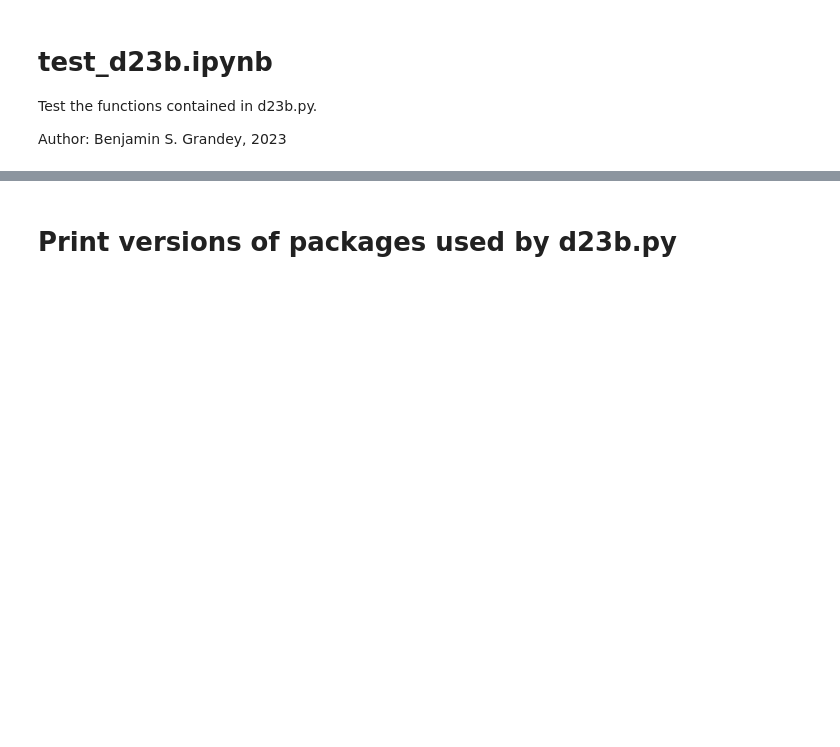
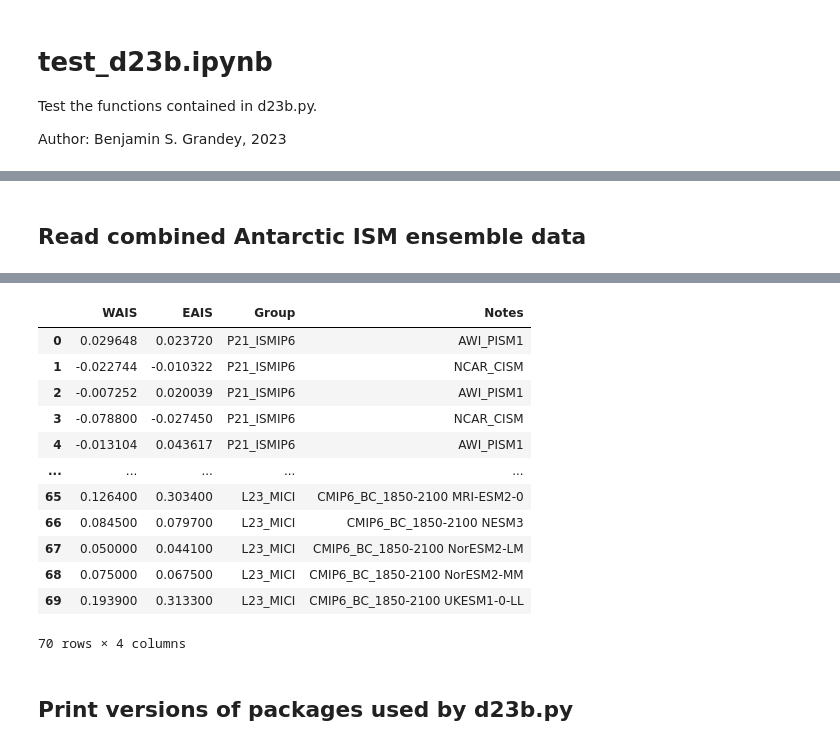
Before and after one commit to grandey/d23b-ice-dependence, a Jupyter notebook: test_d23b.ipynb, the cells around one changed output, grey strips where cells are left out. Saved outputs shown, nothing was run; the diff lists cells and outputs as text; code cells hidden in the pictures; blank space fills up the shorter version.

Commit message:
d23b.py: - read_sea_level_qf(): remove redundant .expanduser(). - read_p21_l23_ism_data(): Read combined Antarctic ISM ensemble data from Payne et al. (2021) and Li et al. (2023).

```diff
--- a/test_d23b.ipynb
+++ b/test_d23b.ipynb
@@ -42,2 +42,9 @@ Wall time: 1.05 s
 array([0.02746721, 0.04167583, 0.29432265, ..., 0.03945476, 0.27346924,
        0.02800738])
+# %% [markdown]
+## Read combined Antarctic ISM ensemble data
+# %%
+%%time
+p21_l23_df = d23b.read_p21_l23_ism_data(ref_year=2015, target_year=2100)
+p21_l23_df
+# %% [output]
@@ -44,5 +53,18 @@ array([0.02746721, 0.04167583, 0.29432265, ..., 0.03945476, 0.27346924,
+|  | WAIS | EAIS | Group | Notes |
+| 0 | 0.029648 | 0.023720 | P21_ISMIP6 | AWI_PISM1 |
+| 1 | -0.022744 | -0.010322 | P21_ISMIP6 | NCAR_CISM |
+| 2 | -0.007252 | 0.020039 | P21_ISMIP6 | AWI_PISM1 |
+| 3 | -0.078800 | -0.027450 | P21_ISMIP6 | NCAR_CISM |
+| 4 | -0.013104 | 0.043617 | P21_ISMIP6 | AWI_PISM1 |
+| ... | ... | ... | ... | ... |
+| 65 | 0.126400 | 0.303400 | L23_MICI | CMIP6_BC_1850-2100 MRI-ESM2-0 |
+| 66 | 0.084500 | 0.079700 | L23_MICI | CMIP6_BC_1850-2100 NESM3 |
+| 67 | 0.050000 | 0.044100 | L23_MICI | CMIP6_BC_1850-2100 NorESM2-LM |
+| 68 | 0.075000 | 0.067500 | L23_MICI | CMIP6_BC_1850-2100 NorESM2-MM |
+| 69 | 0.193900 | 0.313300 | L23_MICI | CMIP6_BC_1850-2100 UKESM1-0-LL |
+70 rows × 4 columns
 # %% [markdown]
-# Print versions of packages used by d23b.py
+## Print versions of packages used by d23b.py
 # %%
 import matplotlib.pyplot as plt
 import numpy as np
```
Also changed, not shown: parts of 7 cells of this notebook, 1 other file.
